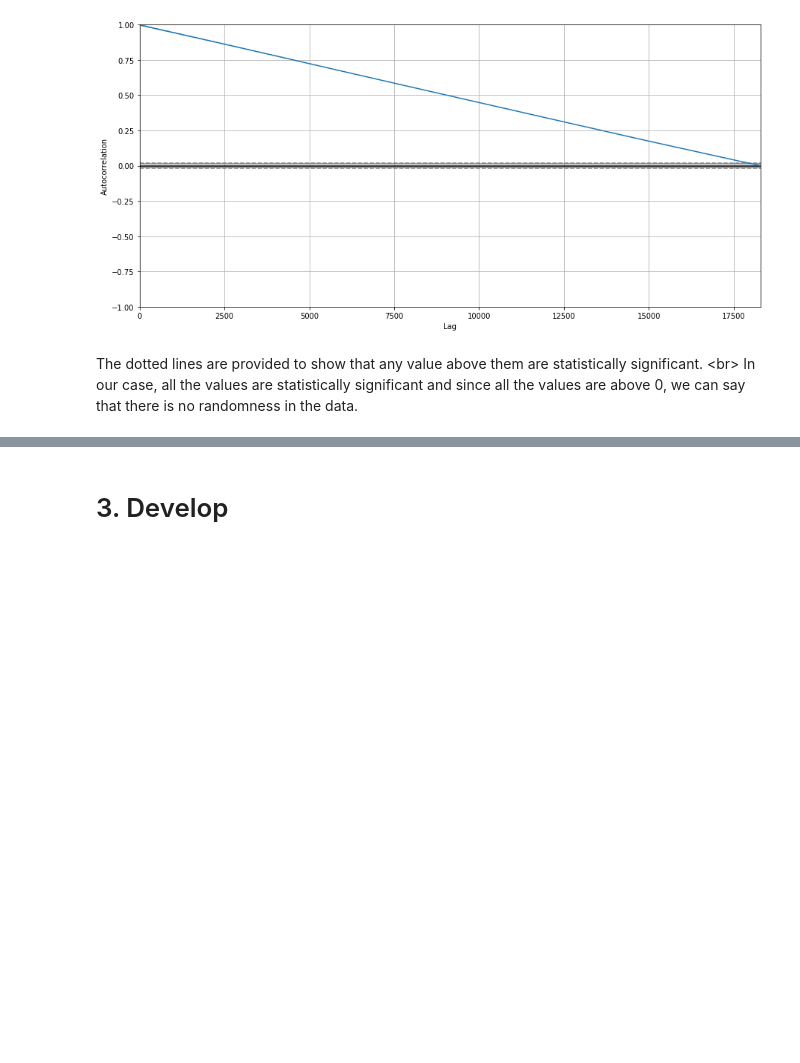
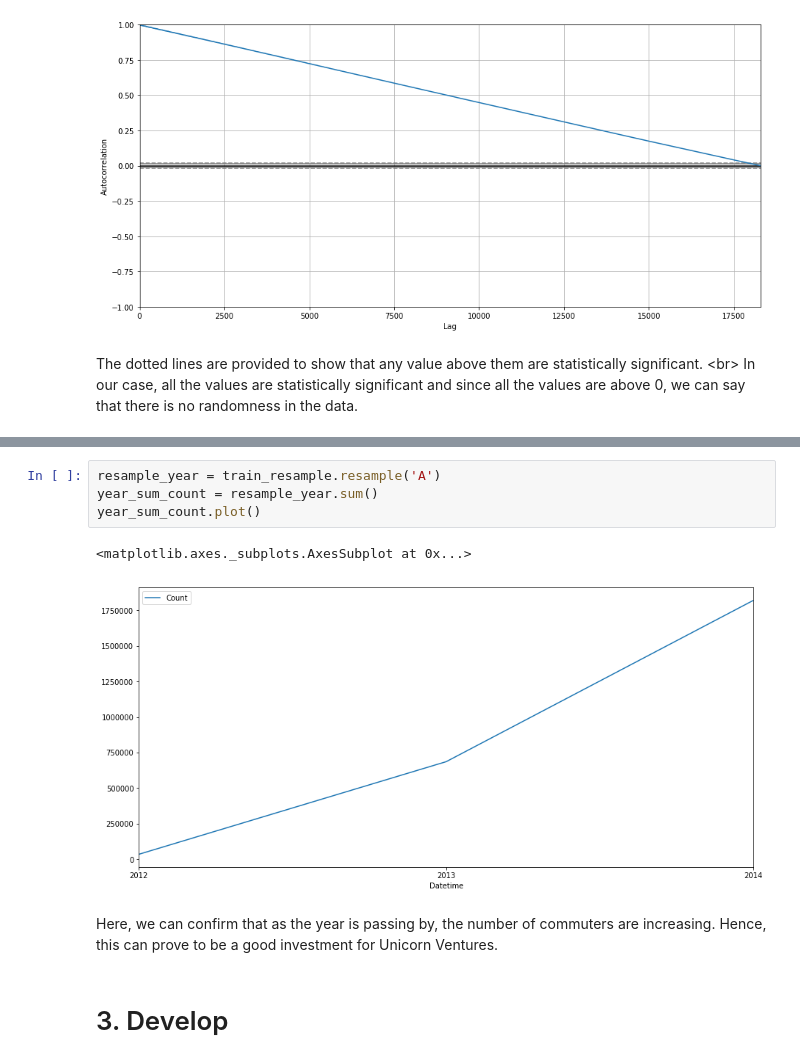
Before and after one commit to varushij/Commuter-Forecasting, a Jupyter notebook: Commuter Forecasting.ipynb, the cells around one changed output, grey strips where cells are left out. Drawn from its saved outputs; the diff is of its cells as text; blank space fills up the shorter version.

```diff
--- a/Commuter Forecasting.ipynb
+++ b/Commuter Forecasting.ipynb
@@ -232,3 +298,12 @@ In our case, all the values are statistically significant and since all the valu
+# %%
+resample_year = train_resample.resample('A')
+year_sum_count = resample_year.sum()
+year_sum_count.plot()
+# %% [output]
+<matplotlib.axes._subplots.AxesSubplot at 0x...>
+[figure, added]
+# %% [markdown]
+Here, we can confirm that as the year is passing by, the number of commuters are increasing. Hence, this can prove to be a good investment for Unicorn Ventures.
 # %% [markdown]
 # 3. Develop
 # %% [markdown]
```
Also changed, not shown: parts of 9 cells of this notebook.
